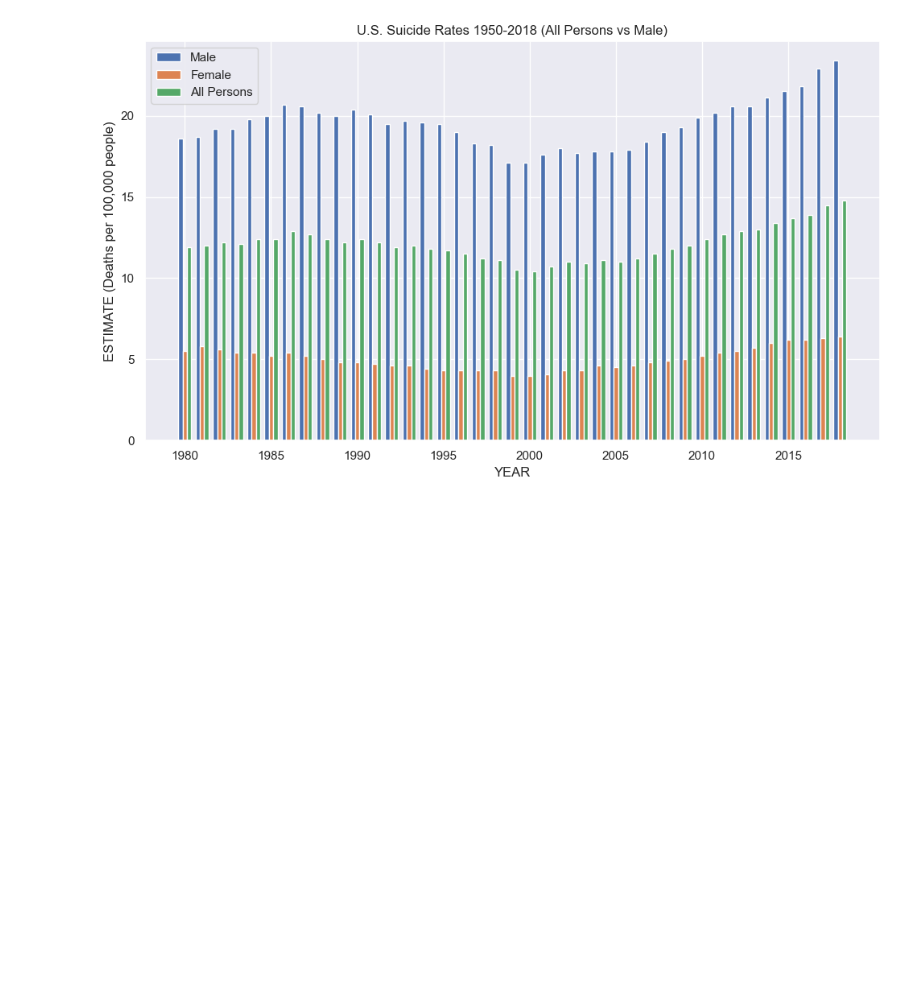
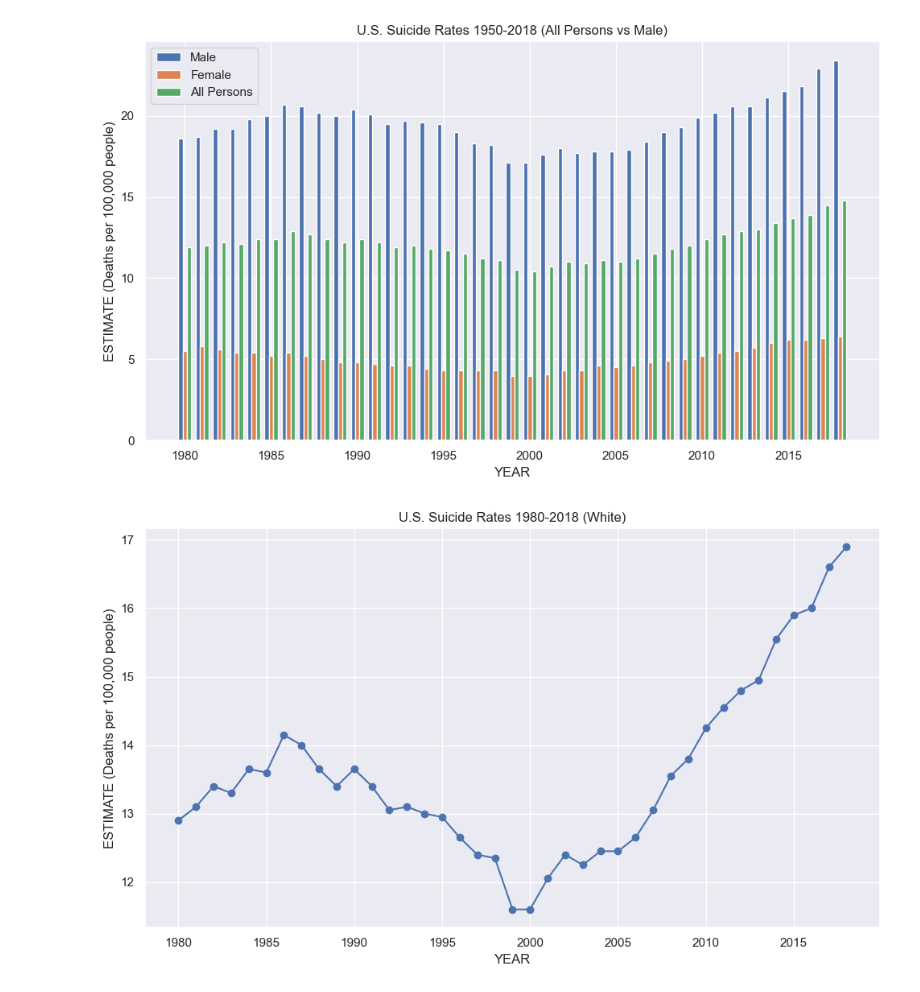
Before and after one commit to jaimelu/jaimelu.github.io, a Jupyter notebook: FinalProject.ipynb, the cells around one changed output. Drawn from its saved outputs; the diff is of its cells as text; code cells hidden in the pictures; blank space fills up the shorter version.

```diff
--- a/FinalProject.ipynb
+++ b/FinalProject.ipynb
@@ -198,3 +223,90 @@ with men as compared to women.
 One more category in which we are also going to check suicide rates is rates based on race. We will specifically be
 comparing White, African American, Asian and Pacific Islander, and Hispanic rates.
 '''
+# %%
+white_data = data[(data['STUB_LABEL'].str.contains('White')) & (data['STUB_NAME'] == 'Sex and race')].copy()
+
+white_data_avg = white_data.groupby('YEAR')['ESTIMATE'].mean().reset_index()
+white_data_avg.sort_values(by='YEAR', inplace=True)
+
+aa_data = data[(data['STUB_LABEL'].str.contains('Black')) & (data['STUB_NAME'] == 'Sex and race')].copy()
+
+aa_data_avg = aa_data.groupby('YEAR')['ESTIMATE'].mean().reset_index()
+aa_data_avg.sort_values(by='YEAR', inplace=True)
+
+ai_data = data[(data['STUB_LABEL'].str.contains('Indian')) & (data['STUB_NAME'] == 'Sex and race')].copy()
+
+ai_data_avg = ai_data.groupby('YEAR')['ESTIMATE'].mean().reset_index()
+ai_data_avg.sort_values(by='YEAR', inplace=True)
+
+ap_data = data[(data['STUB_LABEL'].str.contains('Asian')) & (data['STUB_NAME'] == 'Sex and race')].copy()
+
+ap_data_avg = ap_data.groupby('YEAR')['ESTIMATE'].mean().reset_index()
+ap_data_avg.sort_values(by='YEAR', inplace=True)
+
+hl_data = data[(data['STUB_LABEL'].str.contains('Hispanic')) & (data['STUB_NAME'] == 'Sex and race and Hispanic origin')].copy()
+
+hl_data_avg = hl_data.groupby('YEAR')['ESTIMATE'].mean().reset_index()
+hl_data_avg.sort_values(by='YEAR', inplace=True)
+
+plt.figure(figsize=(10,6))
+plt.plot(white_data_avg['YEAR'], white_data_avg['ESTIMATE'], marker='o')
+plt.xlabel('YEAR')
+plt.ylabel('ESTIMATE (Deaths per 100,000 people)')
+plt.title('U.S. Suicide Rates 1980-2018 (White)')
+
+plt.xticks(range(min(white_data_avg['YEAR']),max(white_data_avg['YEAR']) + 1, 5))
+
+plt.grid(True)
+plt.tight_layout()
+plt.show()
+
+plt.figure(figsize=(10,6))
+plt.plot(aa_data_avg['YEAR'], aa_data_avg['ESTIMATE'], marker='o')
+plt.xlabel('YEAR')
+plt.ylabel('ESTIMATE (Deaths per 100,000 people)')
+plt.title('U.S. Suicide Rates 1980-2018 (African American)')
+
+plt.xticks(range(min(aa_data_avg['YEAR']),max(aa_data_avg['YEAR']) + 1, 5))
+
+plt.grid(True)
+plt.tight_layout()
+plt.show()
+
+plt.figure(figsize=(10,6))
+plt.plot(ai_data_avg['YEAR'], ai_data_avg['ESTIMATE'], marker='o')
+plt.xlabel('YEAR')
+plt.ylabel('ESTIMATE (Deaths per 100,000 people)')
+plt.title('U.S. Suicide Rates 1980-2018 (American Indian)')
+
+plt.xticks(range(min(ai_data_avg['YEAR']),max(ai_data_avg['YEAR']) + 1, 5))
+
+plt.grid(True)
+plt.tight_layout()
+plt.show()
+
+plt.figure(figsize=(10,6))
+plt.plot(ap_data_avg['YEAR'], ap_data_avg['ESTIMATE'], marker='o')
+plt.xlabel('YEAR')
+plt.ylabel('ESTIMATE (Deaths per 100,000 people)')
+plt.title('U.S. Suicide Rates 1980-2018 (Asian or Pacific Islander)')
+
+plt.xticks(range(min(ap_data_avg['YEAR']),max(ap_data_avg['YEAR']) + 1, 5))
+
+plt.grid(True)
+plt.tight_layout()
+plt.show()
+
+plt.figure(figsize=(10,6))
+plt.plot(hl_data_avg['YEAR'], hl_data_avg['ESTIMATE'], marker='o')
+plt.xlabel('YEAR')
+plt.ylabel('ESTIMATE (Deaths per 100,000 people)')
+plt.title('U.S. Suicide Rates 1980-2018 (Hispanic or Latino)')
+
+plt.xticks(range(min(hl_data_avg['YEAR']),max(hl_data_avg['YEAR']) + 1, 5))
+
+plt.grid(True)
+plt.tight_layout()
+plt.show()
+# %% [output]
+[figure, added]
```
Also changed, not shown: parts of 15 cells of this notebook.
